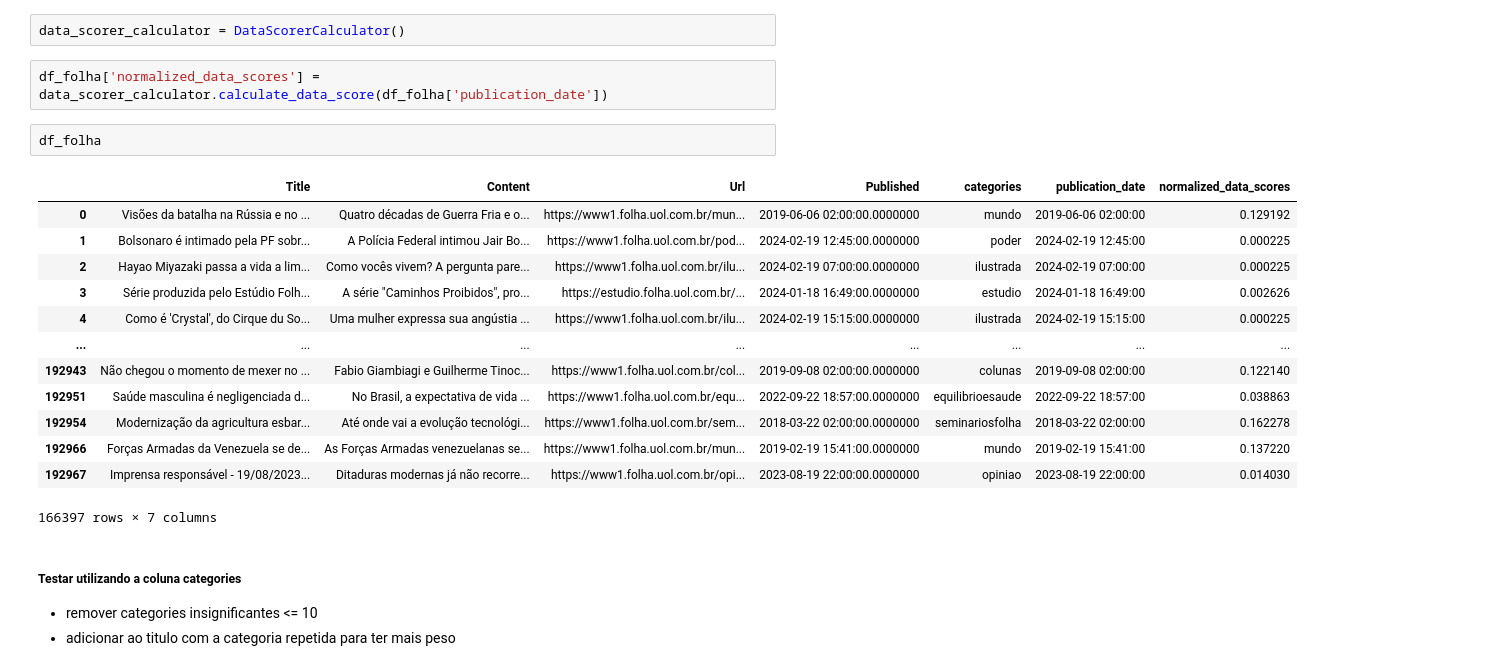
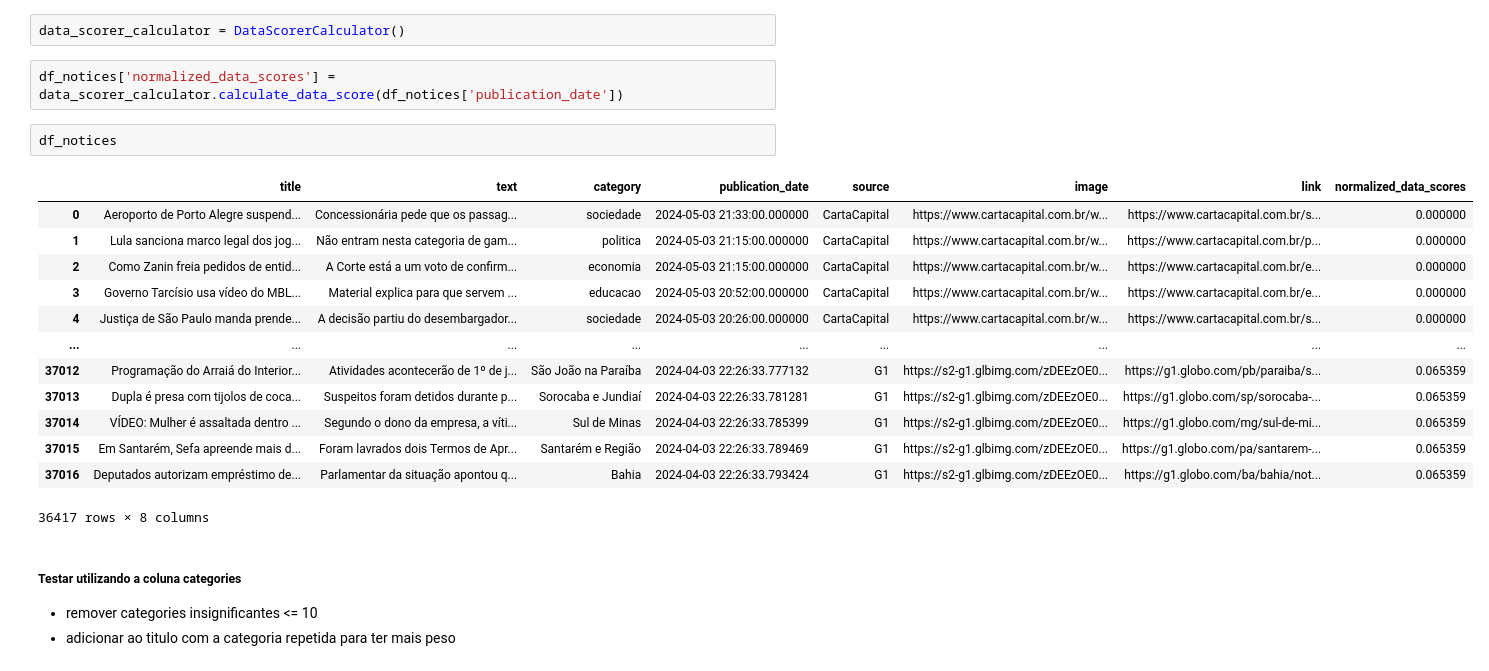
Before and after one commit to caiochacon/agregador-de-noticias, a Jupyter notebook: notebooks/recommendation_system.ipynb, the cells around one changed output. Cells and saved outputs as stored; diff of their text form.

```diff
--- a/notebooks/recommendation_system.ipynb
+++ b/notebooks/recommendation_system.ipynb
@@ -72,23 +63,23 @@ df_g1.dropna(subset=['link'])
 # %%
 data_scorer_calculator = DataScorerCalculator()
 # %%
-df_folha['normalized_data_scores'] = data_scorer_calculator.calculate_data_score(df_folha['publication_date'])
+df_notices['normalized_data_scores'] = data_scorer_calculator.calculate_data_score(df_notices['publication_date'])
-# %%
-df_folha
-# %% [output]
-|  | Title | Content | Url | Published | categories | publication_date | normalized_data_scores |
-| 0 | Visões da batalha na Rússia e no ... | Quatro décadas de Guerra Fria e o... | https://www1.folha.uol.com.br/mun... | 2019-06-06 02:00:00.0000000 | mundo | 2019-06-06 02:00:00 | 0.129192 |
-| 1 | Bolsonaro é intimado pela PF sobr... | A Polícia Federal intimou Jair Bo... | https://www1.folha.uol.com.br/pod... | 2024-02-19 12:45:00.0000000 | poder | 2024-02-19 12:45:00 | 0.000225 |
-| 2 | Hayao Miyazaki passa a vida a lim... | Como vocês vivem? A pergunta pare... | https://www1.folha.uol.com.br/ilu... | 2024-02-19 07:00:00.0000000 | ilustrada | 2024-02-19 07:00:00 | 0.000225 |
-| 3 | Série produzida pelo Estúdio Folh... | A série "Caminhos Proibidos", pro... | https://estudio.folha.uol.com.br/... | 2024-01-18 16:49:00.0000000 | estudio | 2024-01-18 16:49:00 | 0.002626 |
-| 4 | Como é 'Crystal', do Cirque du So... | Uma mulher expressa sua angústia ... | https://www1.folha.uol.com.br/ilu... | 2024-02-19 15:15:00.0000000 | ilustrada | 2024-02-19 15:15:00 | 0.000225 |
-| ... | ... | ... | ... | ... | ... | ... | ... |
-| 192943 | Não chegou o momento de mexer no ... | Fabio Giambiagi e Guilherme Tinoc... | https://www1.folha.uol.com.br/col... | 2019-09-08 02:00:00.0000000 | colunas | 2019-09-08 02:00:00 | 0.122140 |
-| 192951 | Saúde masculina é negligenciada d... | No Brasil, a expectativa de vida ... | https://www1.folha.uol.com.br/equ... | 2022-09-22 18:57:00.0000000 | equilibrioesaude | 2022-09-22 18:57:00 | 0.038863 |
-| 192954 | Modernização da agricultura esbar... | Até onde vai a evolução tecnológi... | https://www1.folha.uol.com.br/sem... | 2018-03-22 02:00:00.0000000 | seminariosfolha | 2018-03-22 02:00:00 | 0.162278 |
-| 192966 | Forças Armadas da Venezuela se de... | As Forças Armadas venezuelanas se... | https://www1.folha.uol.com.br/mun... | 2019-02-19 15:41:00.0000000 | mundo | 2019-02-19 15:41:00 | 0.137220 |
-| 192967 | Imprensa responsável - 19/08/2023... | Ditaduras modernas já não recorre... | https://www1.folha.uol.com.br/opi... | 2023-08-19 22:00:00.0000000 | opiniao | 2023-08-19 22:00:00 | 0.014030 |
-166397 rows × 7 columns
+# %%
+df_notices
+# %% [output]
+|  | title | text | category | publication_date | source | image | link | normalized_data_scores |
+| 0 | Aeroporto de Porto Alegre suspend... | Concessionária pede que os passag... | sociedade | 2024-05-03 21:33:00.000000 | CartaCapital | https://www.cartacapital.com.br/w... | https://www.cartacapital.com.br/s... | 0.000000 |
+| 1 | Lula sanciona marco legal dos jog... | Não entram nesta categoria de gam... | politica | 2024-05-03 21:15:00.000000 | CartaCapital | https://www.cartacapital.com.br/w... | https://www.cartacapital.com.br/p... | 0.000000 |
+| 2 | Como Zanin freia pedidos de entid... | A Corte está a um voto de confirm... | economia | 2024-05-03 21:15:00.000000 | CartaCapital | https://www.cartacapital.com.br/w... | https://www.cartacapital.com.br/e... | 0.000000 |
+| 3 | Governo Tarcísio usa vídeo do MBL... | Material explica para que servem ... | educacao | 2024-05-03 20:52:00.000000 | CartaCapital | https://www.cartacapital.com.br/w... | https://www.cartacapital.com.br/e... | 0.000000 |
+| 4 | Justiça de São Paulo manda prende... | A decisão partiu do desembargador... | sociedade | 2024-05-03 20:26:00.000000 | CartaCapital | https://www.cartacapital.com.br/w... | https://www.cartacapital.com.br/s... | 0.000000 |
+| ... | ... | ... | ... | ... | ... | ... | ... | ... |
+| 37012 | Programação do Arraiá do Interior... | Atividades acontecerão de 1º de j... | São João na Paraíba | 2024-04-03 22:26:33.777132 | G1 | https://s2-g1.glbimg.com/zDEEzOE0... | https://g1.globo.com/pb/paraiba/s... | 0.065359 |
+| 37013 | Dupla é presa com tijolos de coca... | Suspeitos foram detidos durante p... | Sorocaba e Jundiaí | 2024-04-03 22:26:33.781281 | G1 | https://s2-g1.glbimg.com/zDEEzOE0... | https://g1.globo.com/sp/sorocaba-... | 0.065359 |
+| 37014 | VÍDEO: Mulher é assaltada dentro ... | Segundo o dono da empresa, a víti... | Sul de Minas | 2024-04-03 22:26:33.785399 | G1 | https://s2-g1.glbimg.com/zDEEzOE0... | https://g1.globo.com/mg/sul-de-mi... | 0.065359 |
+| 37015 | Em Santarém, Sefa apreende mais d... | Foram lavrados dois Termos de Apr... | Santarém e Região | 2024-04-03 22:26:33.789469 | G1 | https://s2-g1.glbimg.com/zDEEzOE0... | https://g1.globo.com/pa/santarem-... | 0.065359 |
+| 37016 | Deputados autorizam empréstimo de... | Parlamentar da situação apontou q... | Bahia | 2024-04-03 22:26:33.793424 | G1 | https://s2-g1.glbimg.com/zDEEzOE0... | https://g1.globo.com/ba/bahia/not... | 0.065359 |
+36417 rows × 8 columns
 # %% [markdown]
 ##### Testar utilizando a coluna categories
  - remover categories insignificantes <= 10
```
Also changed, not shown: parts of 27 cells of this notebook, 2 other files.
